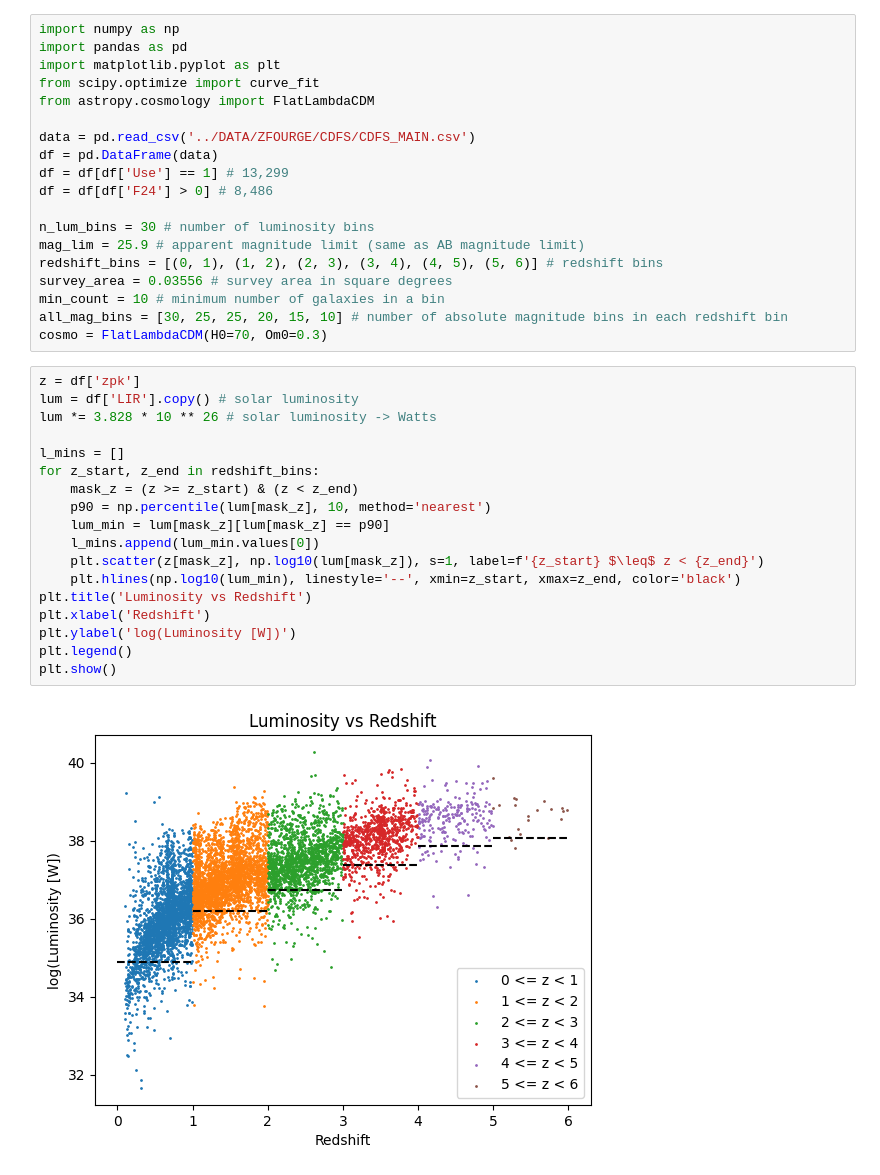
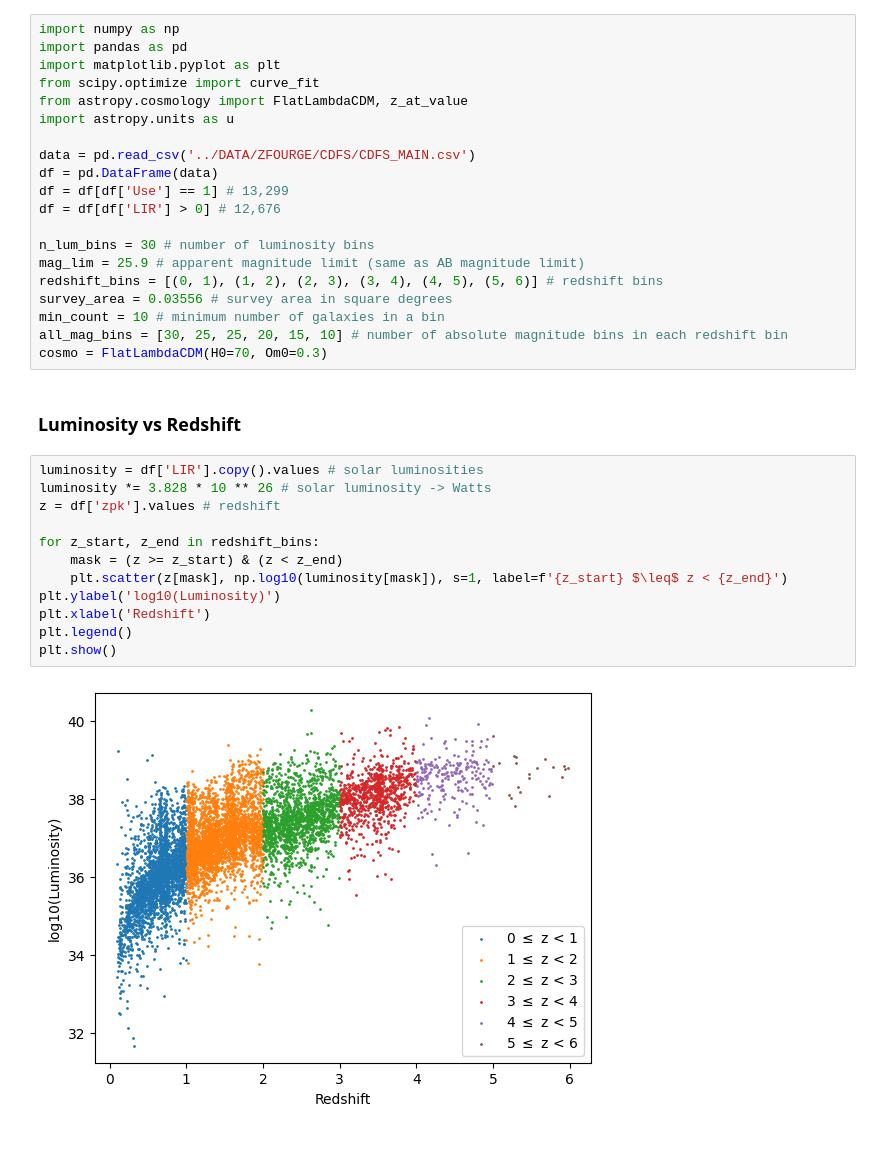
Before and after one commit to daniel-lyon/MPhil-Code, a Jupyter notebook: LUMFUNCS/vmax_bolometric.ipynb, the cells around one changed output. Drawn from its saved outputs; the diff is of its cells as text; blank space fills up the shorter version.

```diff
--- a/LUMFUNCS/vmax_bolometric.ipynb
+++ b/LUMFUNCS/vmax_bolometric.ipynb
@@ -3,12 +7,13 @@ import numpy as np
 import pandas as pd
 import matplotlib.pyplot as plt
 from scipy.optimize import curve_fit
-from astropy.cosmology import FlatLambdaCDM
+from astropy.cosmology import FlatLambdaCDM, z_at_value
+import astropy.units as u
 
 data = pd.read_csv('../DATA/ZFOURGE/CDFS/CDFS_MAIN.csv')
 df = pd.DataFrame(data)
 df = df[df['Use'] == 1] # 13,299
-df = df[df['F24'] > 0] # 8,486
+df = df[df['LIR'] > 0] # 12,676
 
 n_lum_bins = 30 # number of luminosity bins
 mag_lim = 25.9 # apparent magnitude limit (same as AB magnitude limit)
@@ -17,23 +22,19 @@ survey_area = 0.03556 # survey area in square degrees
 min_count = 10 # minimum number of galaxies in a bin
 all_mag_bins = [30, 25, 25, 20, 15, 10] # number of absolute magnitude bins in each redshift bin
 cosmo = FlatLambdaCDM(H0=70, Om0=0.3)
+# %% [markdown]
+### Luminosity vs Redshift
 # %%
-z = df['zpk']
-lum = df['LIR'].copy() # solar luminosity
-lum *= 3.828 * 10 ** 26 # solar luminosity -> Watts
+luminosity = df['LIR'].copy().values # solar luminosities
+luminosity *= 3.828 * 10 ** 26 # solar luminosity -> Watts
+z = df['zpk'].values # redshift
 
-l_mins = []
 for z_start, z_end in redshift_bins:
-    mask_z = (z >= z_start) & (z < z_end)
-    p90 = np.percentile(lum[mask_z], 10, method='nearest')
-    lum_min = lum[mask_z][lum[mask_z] == p90]
-    l_mins.append(lum_min.values[0])
-    plt.scatter(z[mask_z], np.log10(lum[mask_z]), s=1, label=f'{z_start} $\leq$ z < {z_end}')
-    plt.hlines(np.log10(lum_min), linestyle='--', xmin=z_start, xmax=z_end, color='black')
-plt.title('Luminosity vs Redshift')
+    mask = (z >= z_start) & (z < z_end)
+    plt.scatter(z[mask], np.log10(luminosity[mask]), s=1, label=f'{z_start} $\leq$ z < {z_end}')
+plt.ylabel('log10(Luminosity)')
 plt.xlabel('Redshift')
-plt.ylabel('log(Luminosity [W])')
 plt.legend()
 plt.show()
 # %% [output]
-[figure, old version]
+[figure, new version]
```
Also changed, not shown: parts of 19 cells of this notebook, 8 other files.
